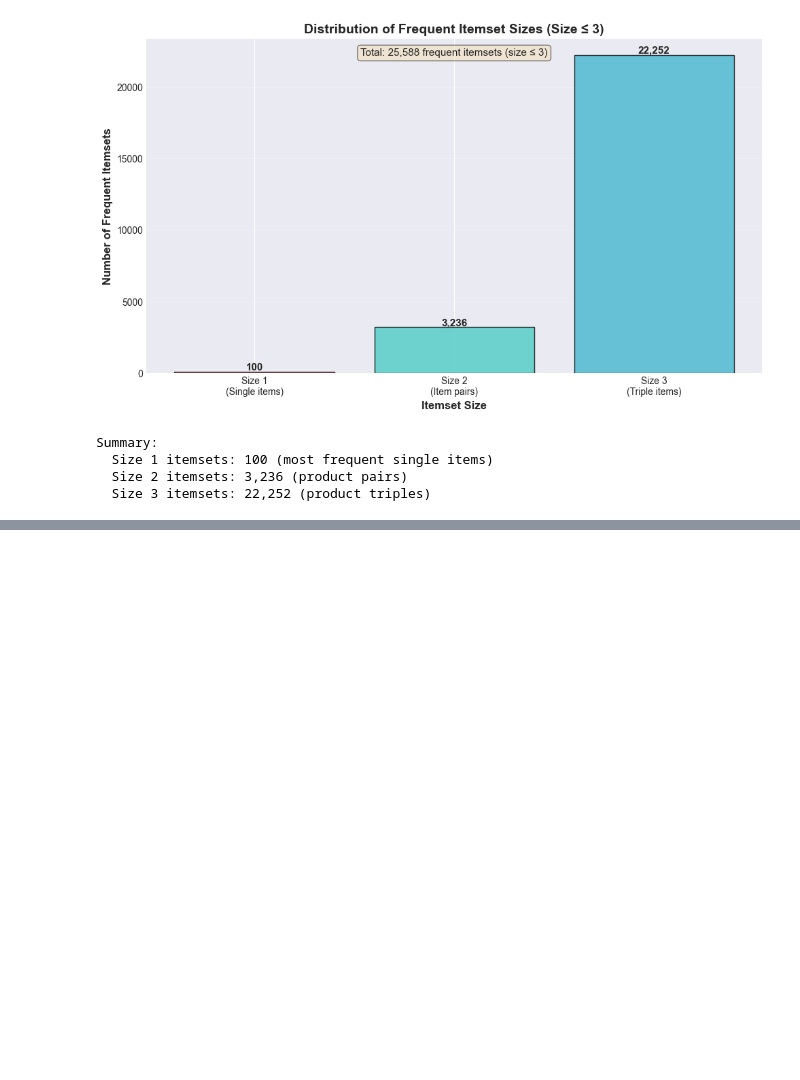
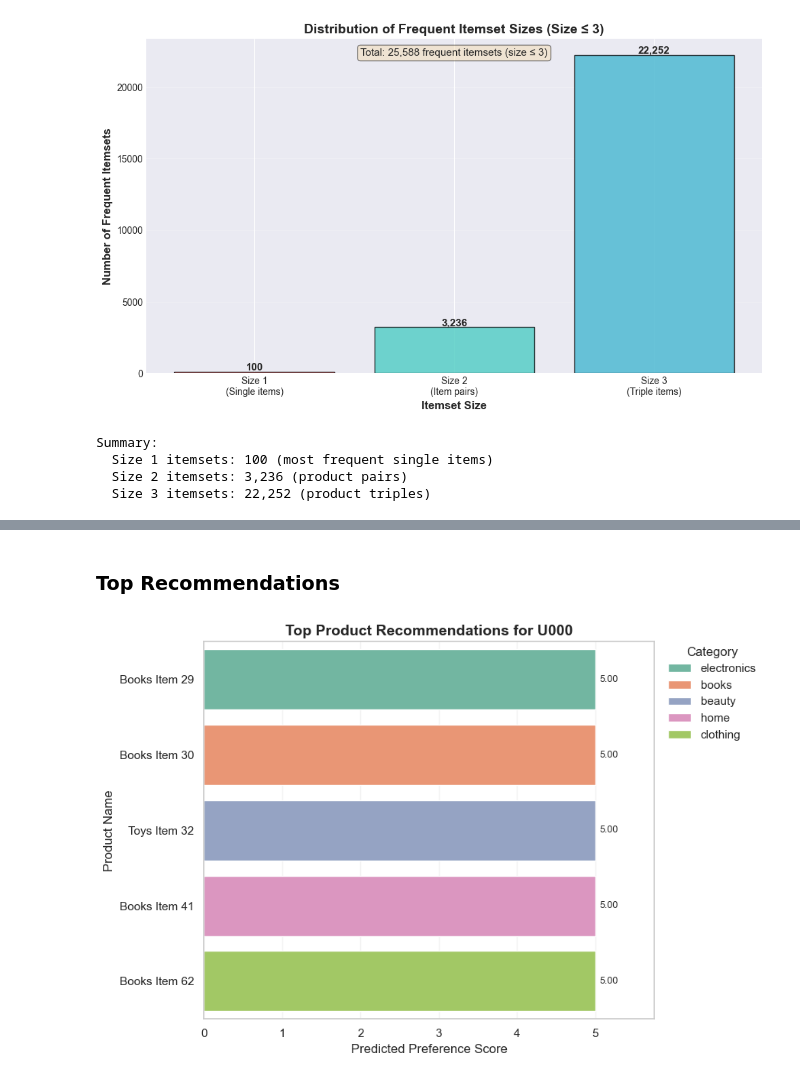
Before and after one commit to MassPaol/SOEN-471-Assignment2, a Jupyter notebook: assignment2_notebook.ipynb, the cells around one changed output, grey strips where cells are left out. Cells and saved outputs as stored; diff of their text form; code cells hidden in the pictures; blank space fills up the shorter version.

```diff
--- a/assignment2_notebook.ipynb
+++ b/assignment2_notebook.ipynb
@@ -531,0 +582,41 @@ Summary:
+# %% [markdown]
+### Top Recommendations
+# %%
+# Visualization: top recommendations for the target user
+import matplotlib.pyplot as plt
+import seaborn as sns
+
+plot_df = recs_df.head(10).copy().sort_values('Score', ascending=True)
+
+sns.set_theme(style='whitegrid')
+fig, ax = plt.subplots(figsize=(11, 6))
+
+sns.barplot(
+    data=plot_df,
+    x='Score',
+    y='ProductName',
+    hue='Category',
+    dodge=False,
+    palette='Set2',
+    ax=ax
+)
+
+ax.set_title('Top Product Recommendations for U000', fontsize=14, fontweight='bold')
+ax.set_xlabel('Predicted Preference Score')
+ax.set_ylabel('Product Name')
+ax.grid(axis='x', alpha=0.25)
+
+# Move legend outside the chart area
+ax.legend(title='Category', bbox_to_anchor=(1.02, 1), loc='upper left', borderaxespad=0)
+
+# Add score labels at the end of each bar
+max_score = plot_df['Score'].max()
+offset = max(max_score * 0.01, 0.02)
+for y_idx, score in enumerate(plot_df['Score']):
+    ax.text(score + offset, y_idx, f'{score:.2f}', va='center', fontsize=9)
+
+ax.set_xlim(0, max_score * 1.15)
+plt.tight_layout(rect=[0, 0, 0.82, 1])
+plt.show()
+# %% [output]
+[figure, added]
```
Also changed, not shown: parts of 6 cells of this notebook.
